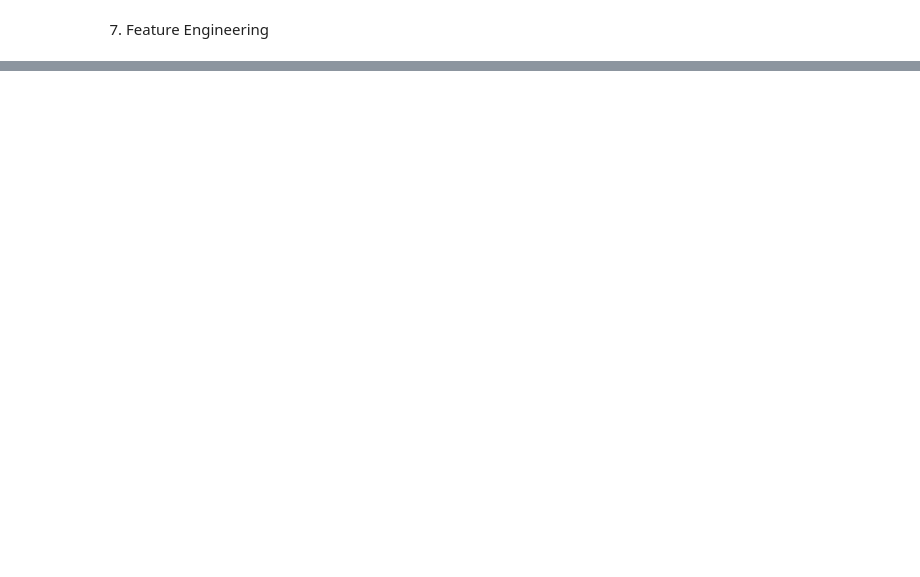
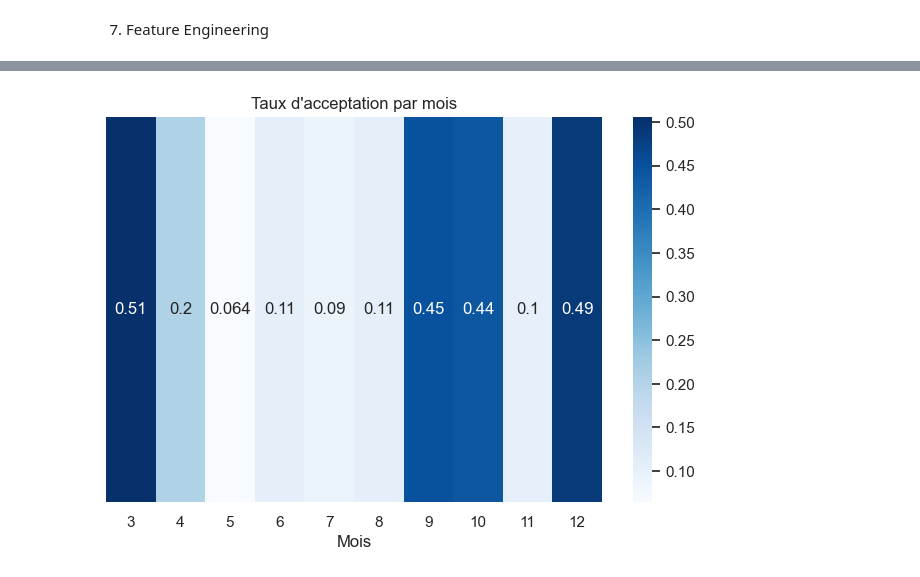
Before and after one commit to AhmedHammadi117/Bank-marketing, a Jupyter notebook: analyse-final.ipynb, the cells around one changed output, grey strips where cells are left out. Drawn from its saved outputs; the diff is of its cells as text; code cells hidden in the pictures; blank space fills up the shorter version.

```diff
--- a/analyse-final.ipynb
+++ b/analyse-final.ipynb
@@ -125,0 +284,13 @@ display(df_fe.head())
+# %%
+# 6. Conversion par mois de campagne
+tmp = dt.groupby(['month_num'])['y_bin'].mean()
+
+plt.figure(figsize=(8,5))
+sns.heatmap(tmp.to_frame().T, annot=True, cmap="Blues")
+plt.title("Taux d'acceptation par mois")
+plt.yticks([])
+plt.xlabel("Mois")
+plt.savefig(OUT_DIR / "Taux d'acceptation par mois.png", dpi=300, bbox_inches='tight')
+plt.show()
+# %% [output]
+[figure, added]
```
Also changed, not shown: parts of 13 cells of this notebook, 17 other files.
